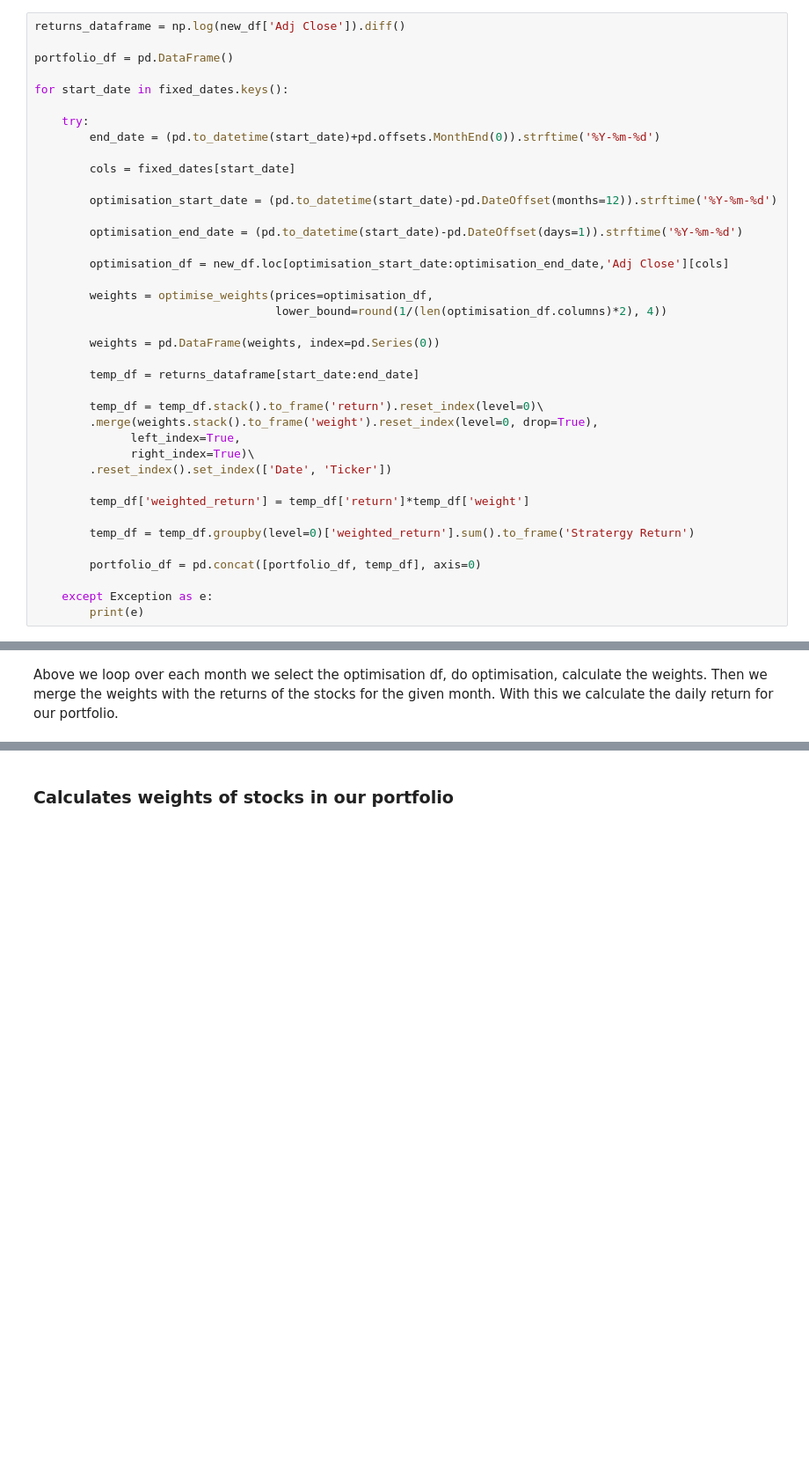
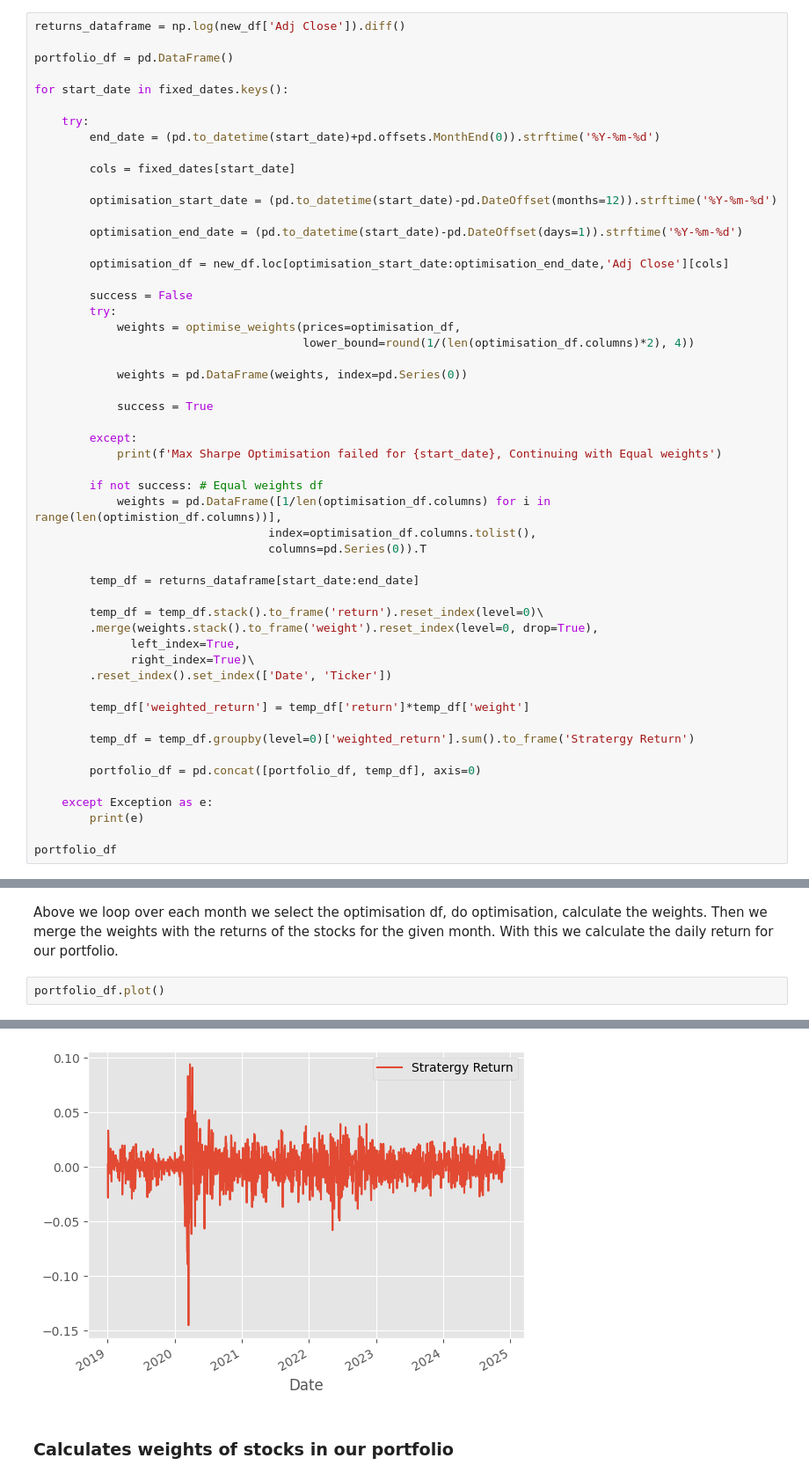
Before and after one commit to codyrosenzweig1/Quant_Trading_Basics_ML, a Jupyter notebook: Algorithmic_Trading_ML_Stratergies.ipynb, the cells around one changed output, grey strips where cells are left out. Shown at 88% size. Cells and saved outputs as stored; diff of their text form; blank space fills up the shorter version.

Commit message:
Added some error handling incase max sharpe algorithm fails

```diff
--- a/Algorithmic_Trading_ML_Stratergies.ipynb
+++ b/Algorithmic_Trading_ML_Stratergies.ipynb
@@ -499,10 +499,22 @@ for start_date in fixed_dates.keys():
 
         optimisation_df = new_df.loc[optimisation_start_date:optimisation_end_date,'Adj Close'][cols]
 
-        weights = optimise_weights(prices=optimisation_df,
-                                   lower_bound=round(1/(len(optimisation_df.columns)*2), 4))
+        success = False
+        try:
+            weights = optimise_weights(prices=optimisation_df,
+                                       lower_bound=round(1/(len(optimisation_df.columns)*2), 4))
 
-        weights = pd.DataFrame(weights, index=pd.Series(0))
+            weights = pd.DataFrame(weights, index=pd.Series(0))
+
+            success = True
+
+        except:
+            print(f'Max Sharpe Optimisation failed for {start_date}, Continuing with Equal weights')
+
+        if not success: # Equal weights df
+            weights = pd.DataFrame([1/len(optimisation_df.columns) for i in range(len(optimistion_df.columns))],
+                                  index=optimisation_df.columns.tolist(),
+                                  columns=pd.Series(0)).T
 
         temp_df = returns_dataframe[start_date:end_date]
 
@@ -520,3 +532,5 @@ for start_date in fixed_dates.keys():
 
     except Exception as e:
         print(e)
+
+portfolio_df
@@ -523,2 +552,5 @@ for start_date in fixed_dates.keys():
 # %% [markdown]
 Above we loop over each month we select the optimisation df, do optimisation, calculate the weights. Then we merge the weights with the returns of the stocks for the given month. With this we calculate the daily return for our portfolio.
+# %%
+portfolio_df.plot()
+# %% [output]
@@ -525,3 +558,4 @@ Above we loop over each month we select the optimisation df, do optimisation, ca
+[figure, added]
 # %% [markdown]
 ### Calculates weights of stocks in our portfolio
 # %%
```
Also changed, not shown: parts of 2 cells of this notebook.
